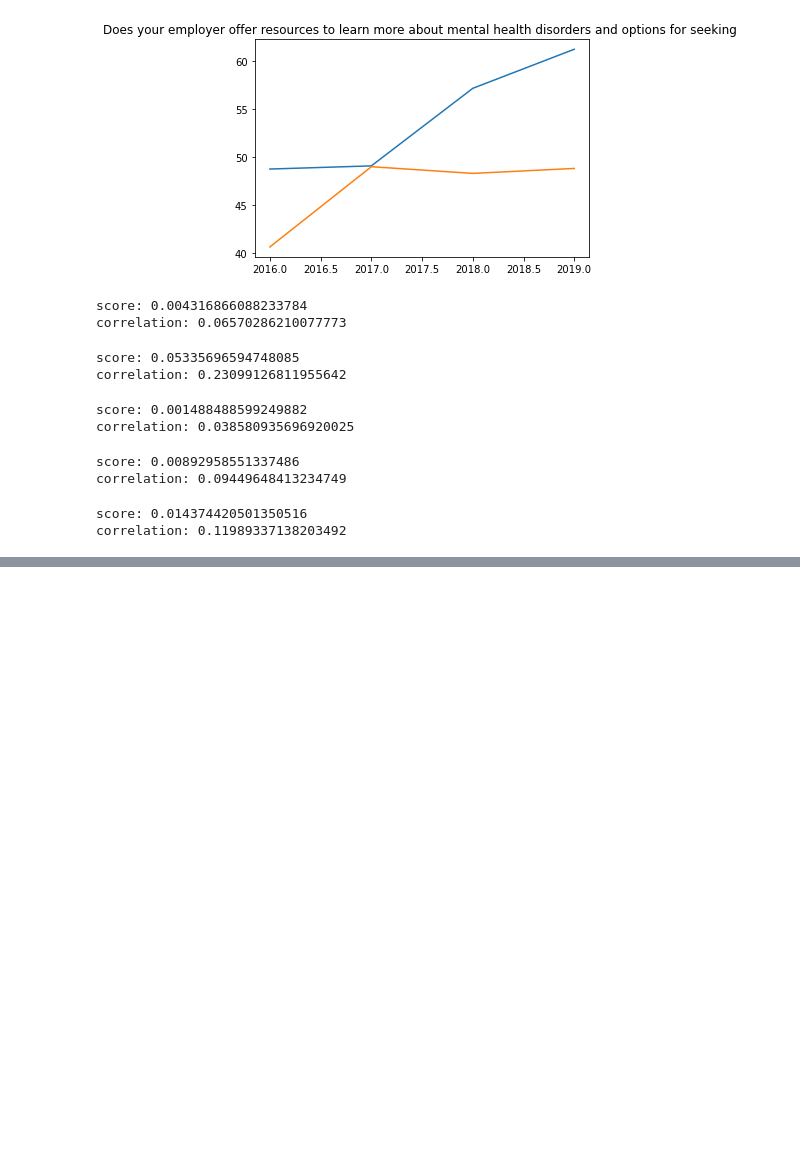
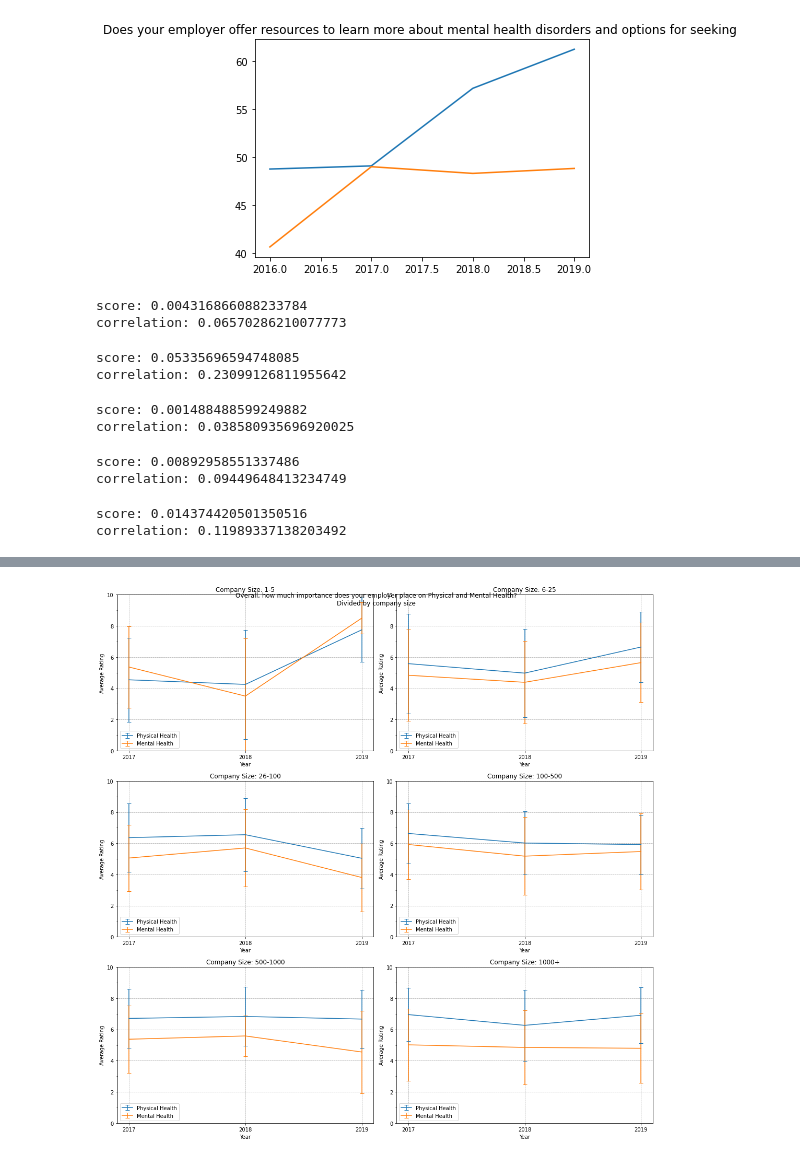
Before and after one commit to mich-matocha/data-therapy, a Jupyter notebook: Final.ipynb, the cells around one changed output, grey strips where cells are left out. Drawn from its saved outputs; the diff is of its cells as text; code cells hidden in the pictures; blank space fills up the shorter version.

```diff
--- a/Final.ipynb
+++ b/Final.ipynb
@@ -928,0 +1106,21 @@ correlation: 0.11989337138203492
+# %%
+fig, axs = plt.subplots(3, 2, figsize=(15, 15))
+
+for index, (k, v) in enumerate(company_size.items()):
+    _y = index // 2
+    _x = index % 2
+    axs[_y, _x].errorbar(q6X_X, q64_m_171819[k], q64_s_171819[k], capsize=4, label='Physical Health')
+    axs[_y, _x].errorbar(q6X_X, q65_m_171819[k], q65_s_171819[k], capsize=4, label='Mental Health')
+    axs[_y, _x].set_xlabel('Year')
+    axs[_y, _x].set_ylabel('Average Rating')
+    axs[_y, _x].set_ylim(0, 10)
+    axs[_y, _x].set_yticks(np.arange(0, 10, 1), minor=True)
+    axs[_y, _x].grid(which='major', linestyle=':', linewidth='0.5', color='black')
+    axs[_y, _x].legend(loc='lower left')
+    axs[_y, _x].set_title('Company Size: ' + v)
+
+plt.suptitle('Overall, how much importance does your employer place on Physical and Mental Health?\nDivided by company size')
+plt.tight_layout()
+plt.show()
+# %% [output]
+[figure, added]
```
Also changed, not shown: parts of 36 cells of this notebook.
